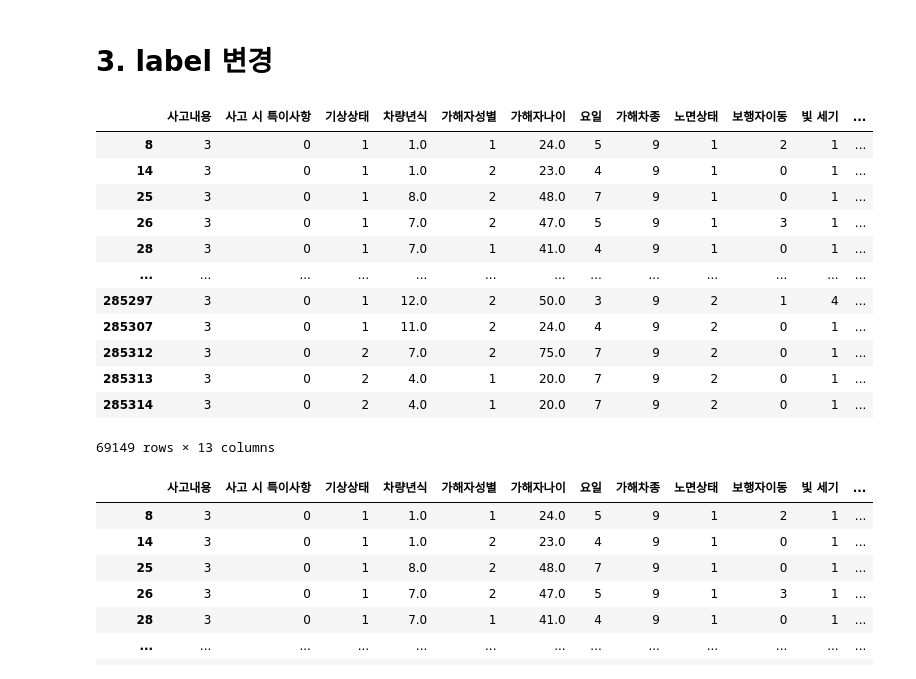
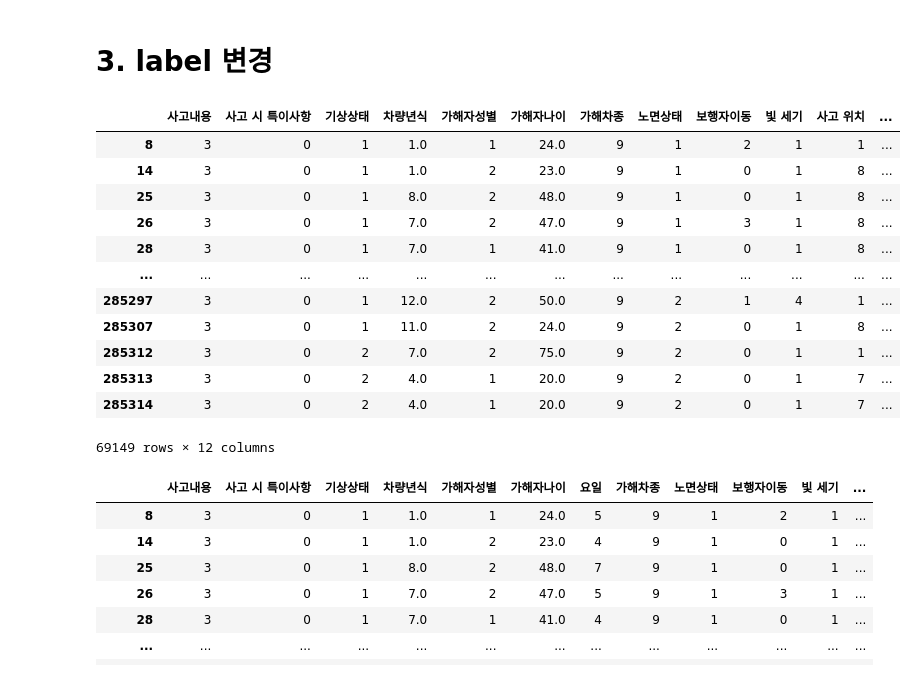
Before and after one commit to oohyun15/Prediction-of-Traffic-Accident-Risk, a Jupyter notebook: src/TAAS_Preprocessing.ipynb, the cells around one changed output. Saved outputs shown, nothing was run; the diff lists cells and outputs as text; code cells hidden in the pictures.

```diff
--- a/src/TAAS_Preprocessing.ipynb
+++ b/src/TAAS_Preprocessing.ipynb
@@ -154,50 +153,51 @@ for label in RoadState:
 
 # 빛 세기
 Light = {1:'밝음',4: '조명 있음', 5: '어두움',6: '조명 없음',7: '기타/불명'}
 
 for label in Light:
     sample['빛 세기'] = np.where(sample['빛 세기'] == Light[label], label, sample['빛 세기'])
 
 # 사고 시 통제 방법
 
 Control = {0: '20m내에 교차로 없음', 1: '교통 정리 경찰',2: '신호등',3: '정지 신호',4: '일방 통행'}
 
 for label in Control:
     sample['사고 시 통제 방법'] = np.where(sample['사고 시 통제 방법'] == Control[label], label, sample['사고 시 통제 방법'])
 
 # 사고 위치
 JunLocation = { 0 : '20m내에 교차로 없음',1 : '교차로 접근로',2 : '비어있는 교차로',3 : '회전교차로 출구',4 : '회전 교차로 입구',5 : '주 도로 출구',6 : '주 도로 입구',7 : '경사로 진입로',8 : '위험로'}
 
 for label in JunLocation:
     sample['사고 위치'] = np.where(sample['사고 위치'] == JunLocation[label],label,sample['사고 위치'])
 
+# 요일
+#arr_day = {1: '일',2 : '월',3 : '화',4 : '수',5 : '목',6 : '금',7: '토'}
 
-arr_day = {1: '일',2 : '월',3 : '화',4 : '수',5 : '목',6 : '금',7: '토'}
+#for label in arr_day:
+#    sample['요일'] = np.where(sample['요일'] == arr_day[label],label,sample['요일'])
 
-for label in arr_day:
-    sample['요일'] = np.where(sample['요일'] == arr_day[label],label,sample['요일'])
-
+# 보행자이동
 arr_ped = {0: '보행자가 아님',1 : '운전자 주변 사고',2 : '표지판 무시 운전자 주변 사고',3 :'운전자 정면에서 보행 중 사고',4: '표지판 무시 운전자 정면 사고',5 : '교차로에서 사고',6: '교차로에서 표지판 무시 운전자 사고',7 : '교차로에서 보행 중 사고',8 :'교차로에서 역 방향 보행 중 사고'}
 
 for label in arr_ped:
     sample['보행자이동'] = np.where(sample['보행자이동'] == arr_ped[label],label,sample['보행자이동'])
 
 
 sample
 # %% [output]
-|  | 사고내용 | 사고 시 특이사항 | 기상상태 | 차량년식 | 가해자성별 | 가해자나이 | 요일 | 가해차종 | 노면상태 | 보행자이동 | 빛 세기 | ... |
-| 8 | 3 | 0 | 1 | 1.0 | 1 | 24.0 | 5 | 9 | 1 | 2 | 1 | ... |
-| 14 | 3 | 0 | 1 | 1.0 | 2 | 23.0 | 4 | 9 | 1 | 0 | 1 | ... |
-| 25 | 3 | 0 | 1 | 8.0 | 2 | 48.0 | 7 | 9 | 1 | 0 | 1 | ... |
-| 26 | 3 | 0 | 1 | 7.0 | 2 | 47.0 | 5 | 9 | 1 | 3 | 1 | ... |
-| 28 | 3 | 0 | 1 | 7.0 | 1 | 41.0 | 4 | 9 | 1 | 0 | 1 | ... |
+|  | 사고내용 | 사고 시 특이사항 | 기상상태 | 차량년식 | 가해자성별 | 가해자나이 | 가해차종 | 노면상태 | 보행자이동 | 빛 세기 | 사고 위치 | ... |
+| 8 | 3 | 0 | 1 | 1.0 | 1 | 24.0 | 9 | 1 | 2 | 1 | 1 | ... |
+| 14 | 3 | 0 | 1 | 1.0 | 2 | 23.0 | 9 | 1 | 0 | 1 | 8 | ... |
+| 25 | 3 | 0 | 1 | 8.0 | 2 | 48.0 | 9 | 1 | 0 | 1 | 8 | ... |
+| 26 | 3 | 0 | 1 | 7.0 | 2 | 47.0 | 9 | 1 | 3 | 1 | 8 | ... |
+| 28 | 3 | 0 | 1 | 7.0 | 1 | 41.0 | 9 | 1 | 0 | 1 | 8 | ... |
 | ... | ... | ... | ... | ... | ... | ... | ... | ... | ... | ... | ... | ... |
-| 285297 | 3 | 0 | 1 | 12.0 | 2 | 50.0 | 3 | 9 | 2 | 1 | 4 | ... |
-| 285307 | 3 | 0 | 1 | 11.0 | 2 | 24.0 | 4 | 9 | 2 | 0 | 1 | ... |
-| 285312 | 3 | 0 | 2 | 7.0 | 2 | 75.0 | 7 | 9 | 2 | 0 | 1 | ... |
-| 285313 | 3 | 0 | 2 | 4.0 | 1 | 20.0 | 7 | 9 | 2 | 0 | 1 | ... |
-| 285314 | 3 | 0 | 2 | 4.0 | 1 | 20.0 | 7 | 9 | 2 | 0 | 1 | ... |
+| 285297 | 3 | 0 | 1 | 12.0 | 2 | 50.0 | 9 | 2 | 1 | 4 | 1 | ... |
+| 285307 | 3 | 0 | 1 | 11.0 | 2 | 24.0 | 9 | 2 | 0 | 1 | 8 | ... |
+| 285312 | 3 | 0 | 2 | 7.0 | 2 | 75.0 | 9 | 2 | 0 | 1 | 1 | ... |
+| 285313 | 3 | 0 | 2 | 4.0 | 1 | 20.0 | 9 | 2 | 0 | 1 | 7 | ... |
+| 285314 | 3 | 0 | 2 | 4.0 | 1 | 20.0 | 9 | 2 | 0 | 1 | 7 | ... |
-69149 rows × 13 columns
+69149 rows × 12 columns
 # %%
 ## 범주형 데이터 -> 원핫 인코딩
 # To Do List:
```
Also changed, not shown: parts of 18 cells of this notebook, 4 other files.
